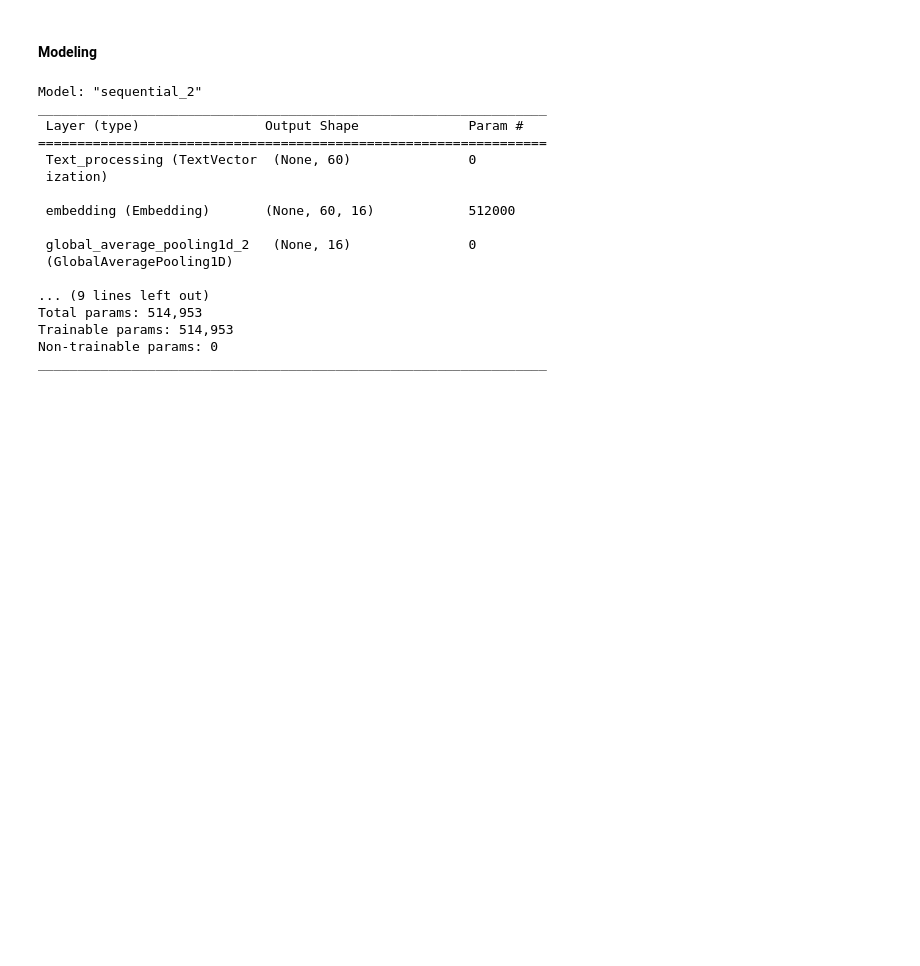
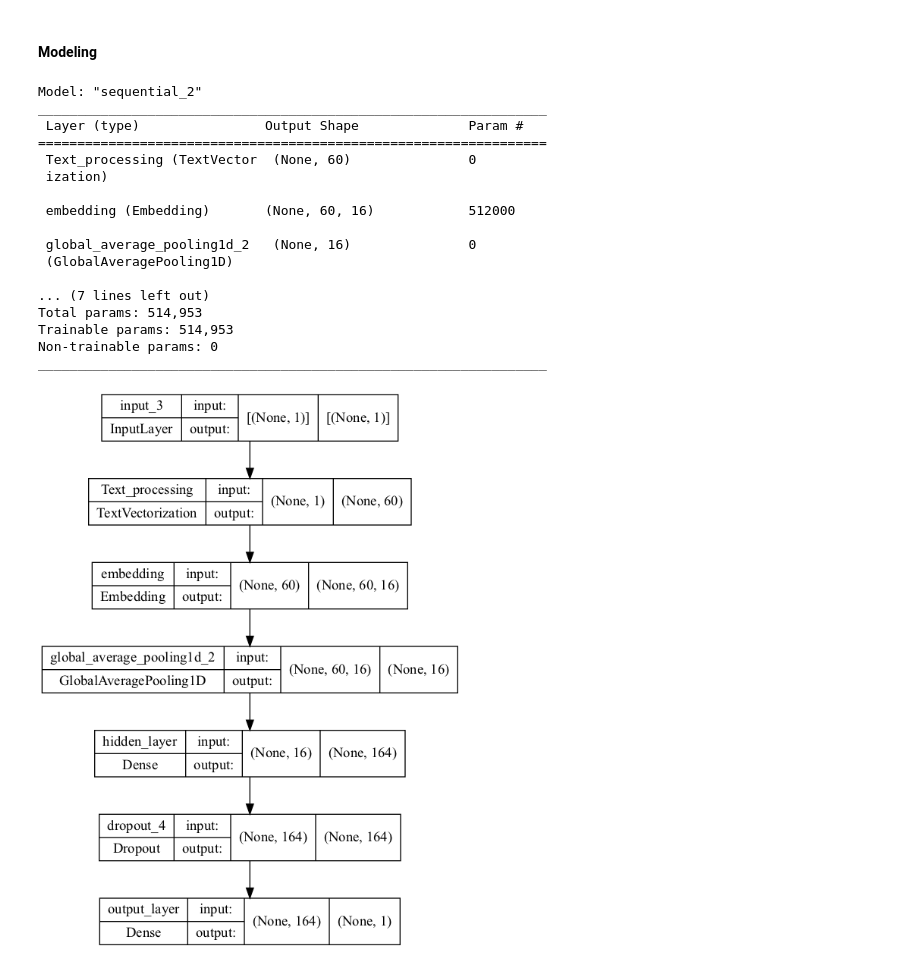
Before and after one commit to edoson/Python_ML-2022, a Jupyter notebook: Final project/Score prediction.ipynb, the cells around one changed output. Cells and saved outputs as stored; diff of their text form; code cells hidden in the pictures; blank space fills up the shorter version.

```diff
--- a/Final project/Score prediction.ipynb
+++ b/Final project/Score prediction.ipynb
@@ -332,7 +327,6 @@ model = tf.keras.Sequential([
     vectorize_layer,
     Embedding(vocab_size, embedding_dim, name="embedding"),
     GlobalAveragePooling1D(),
-    Dropout(0.2),
     Dense(164, activation='tanh', name='hidden_layer'),
     Dropout(0.2),
     Dense(1, name = 'output_layer')
@@ -352,8 +346,12 @@ _________________________________________________________________
  global_average_pooling1d_2   (None, 16)               0
  (GlobalAveragePooling1D)
 
-... (9 lines left out)
+... (7 lines left out)
 Total params: 514,953
 Trainable params: 514,953
 Non-trainable params: 0
 _________________________________________________________________
+# %%
+tf.keras.utils.plot_model(model, show_dtype=False, show_shapes=True, show_layer_names=True)
+# %% [output]
+[figure, added]
```
Also changed, not shown: parts of 38 cells of this notebook.
